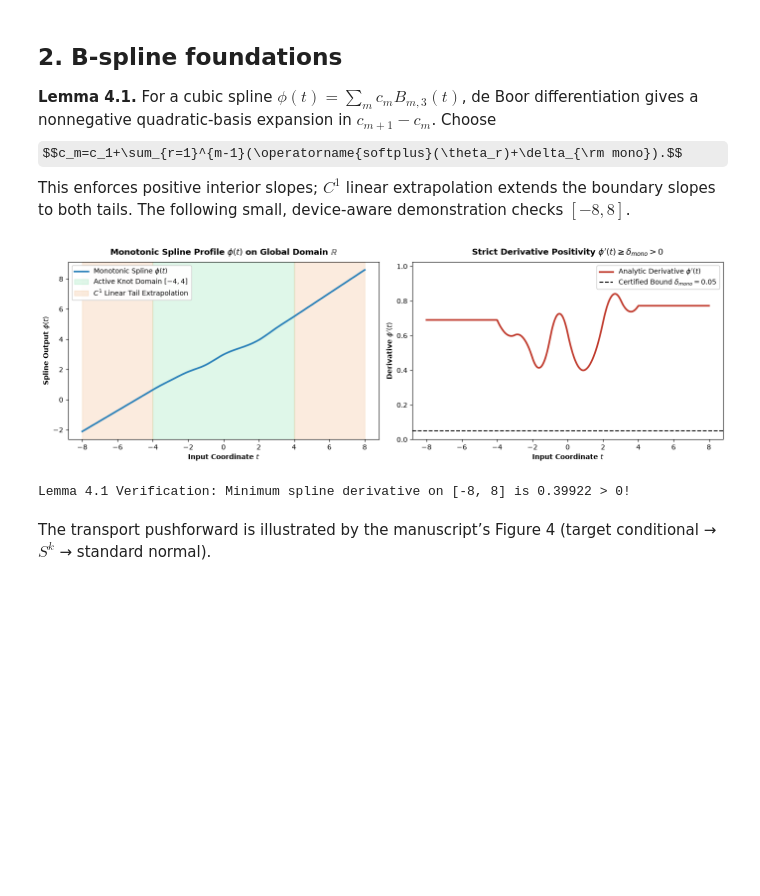
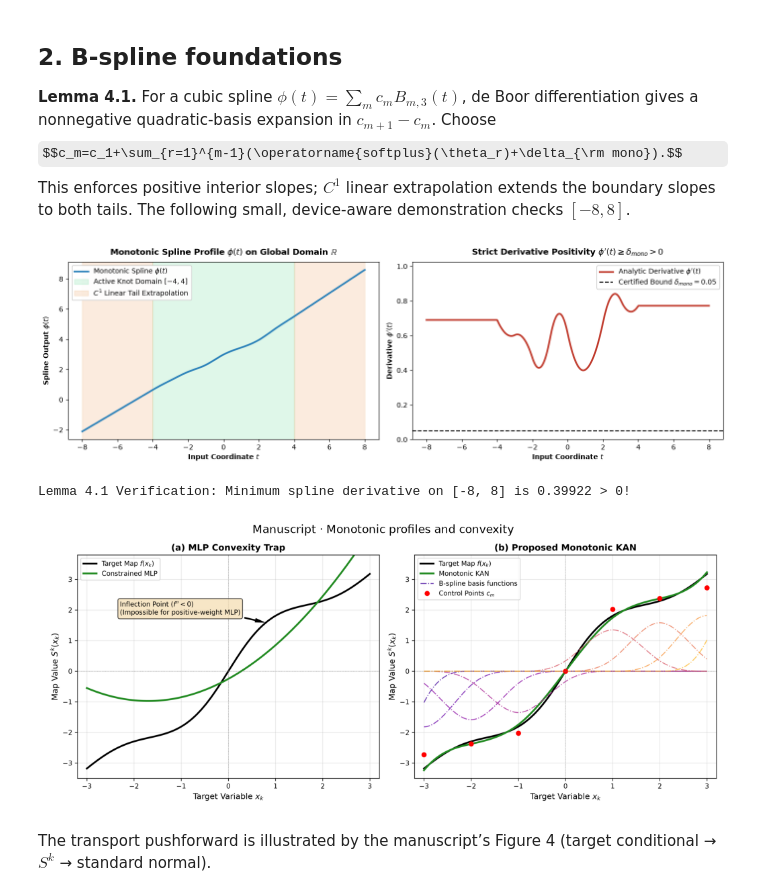
Before and after one commit to StefanoFochesatto/lsing_sw, a Jupyter notebook: notebooks/kan_transport_guide.ipynb, the cells around one changed output. Saved outputs shown, nothing was run; the diff lists cells and outputs as text; code cells hidden in the pictures; some formulas as TeX source; blank space fills up the shorter version.

```diff
--- a/notebooks/kan_transport_guide.ipynb
+++ b/notebooks/kan_transport_guide.ipynb
@@ -95,33 +93,37 @@ phi_p = torch.sum(d1 * c_tensor, dim=-1).squeeze().detach().cpu().numpy()
 assert phi_p.min() >= delta_mono, "Spline monotonicity check failed"
 t_cpu = t_eval.squeeze().detach().cpu().numpy()
 
 fig, axes = plt.subplots(1, 2, figsize=(14, 4.6))
 
 # Panel 1: Profile phi(t)
 axes[0].plot(t_cpu, phi, color="#2980b9", lw=2.5, label=r"Monotonic Spline $\phi(t)$")
 axes[0].axvspan(grid_min, grid_max, color="#2ecc71", alpha=0.15, label="Active Knot Domain $[-4, 4]$")
 axes[0].axvspan(-8, grid_min, color="#e67e22", alpha=0.15, label=r"$C^1$ Linear Tail Extrapolation")
 axes[0].axvspan(grid_max, 8, color="#e67e22", alpha=0.15)
 axes[0].set_title(r"Monotonic Spline Profile $\phi(t)$ on Global Domain $\mathbb{R}$", fontweight="bold", pad=10)
 axes[0].set_xlabel("Input Coordinate $t$", fontweight="bold")
 axes[0].set_ylabel(r"Spline Output $\phi(t)$", fontweight="bold")
 axes[0].legend(loc="upper left", framealpha=0.95)
 
 # Panel 2: Derivative phi'(t)
 axes[1].plot(t_cpu, phi_p, color="#c0392b", lw=2.5, label=r"Analytic Derivative $\phi'(t)$")
 axes[1].axhline(delta_mono, color="black", linestyle="--", label=rf"Certified Bound $\delta_{{mono}} = {delta_mono}$")
 axes[1].set_title(r"Strict Derivative Positivity $\phi'(t) \geq \delta_{mono} > 0$", fontweight="bold", pad=10)
 axes[1].set_xlabel("Input Coordinate $t$", fontweight="bold")
 axes[1].set_ylabel(r"Derivative $\phi'(t)$", fontweight="bold")
 axes[1].set_ylim(0, max(phi_p) * 1.22)
 axes[1].legend(loc="upper right", framealpha=0.95)
 
 plt.tight_layout()
 plt.show()
 print(f"Lemma 4.1 Verification: Minimum spline derivative on [-8, 8] is {phi_p.min():.5f} > 0!")
+
+# The convexity profile belongs with the spline foundations, not the architecture diagram.
+paper_figure("fig2_monotonic_profiles_and_convexity.png", "Manuscript · Monotonic profiles and convexity")
 # %% [output]
 [figure]
 Lemma 4.1 Verification: Minimum spline derivative on [-8, 8] is 0.39922 > 0!
+[figure, added]
 # %% [markdown]
 The transport pushforward is illustrated by the manuscript’s Figure 4 (target conditional → $S^k$ → standard normal).
 # %%
```
Also changed, not shown: parts of 1 cell of this notebook, 3 other files.
